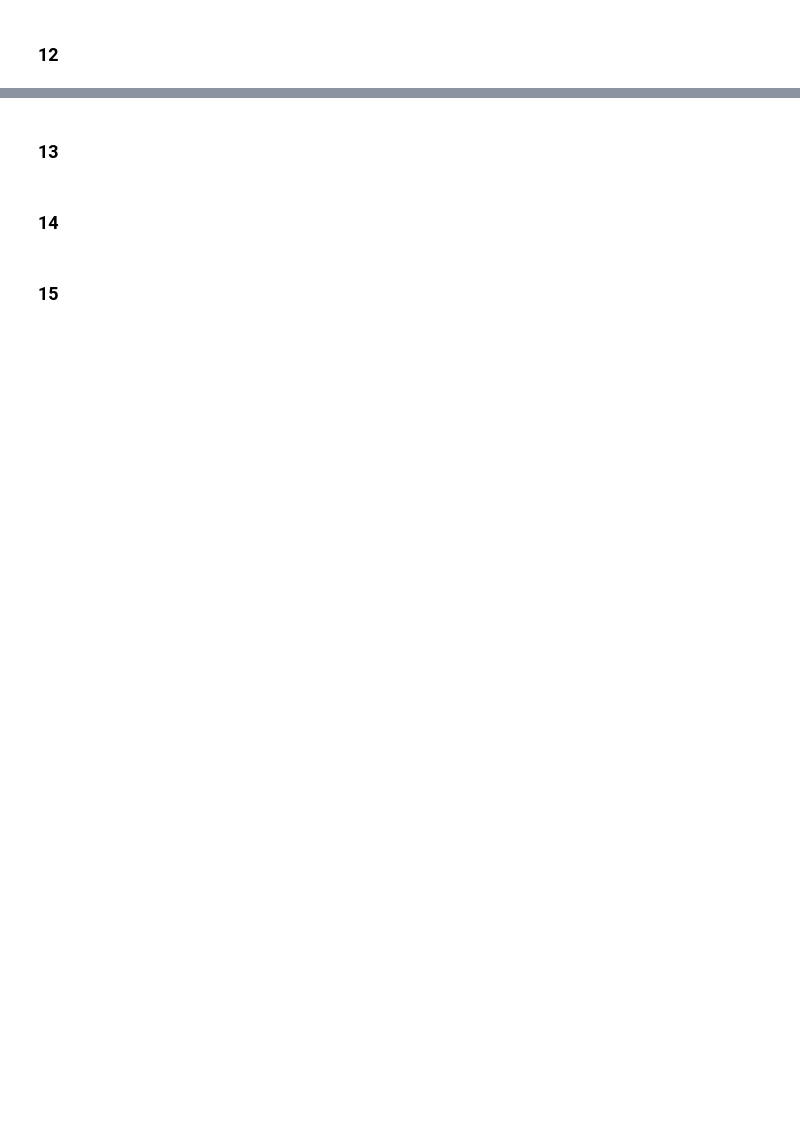
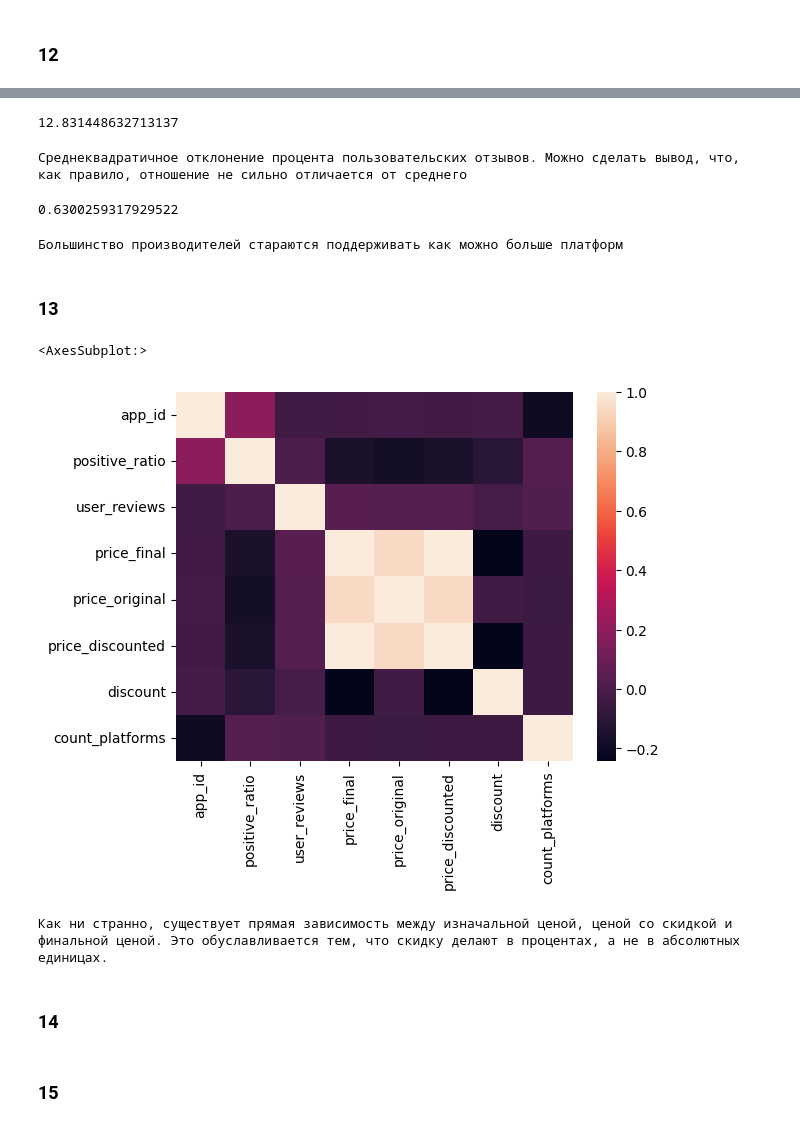
Before and after one commit to AKSUMRUS/DataAnalizeCSHSE2023, a Jupyter notebook: Games.ipynb, the cells around one changed output, grey strips where cells are left out. Cells and saved outputs as stored; diff of their text form; code cells hidden in the pictures; blank space fills up the shorter version.

```diff
--- a/Games.ipynb
+++ b/Games.ipynb
@@ -401,5 +534,32 @@ display(df.describe())
+# %%
+df['positive_ratio'].std()
+# %% [output]
+12.831448632713137
+# %%
+print("Среднеквадратичное отклонение процента пользовательских отзывов. Можно сделать вывод, что, как правило, отношение не сильно отличается от среднего")
+# %% [output]
+Среднеквадратичное отклонение процента пользовательских отзывов. Можно сделать вывод, что, как правило, отношение не сильно отличается от среднего
+# %%
+df['count_platforms'].var()
+# %% [output]
+0.6300259317929522
+# %%
+print("Большинство производителей стараются поддерживать как можно больше платформ")
+# %% [output]
+Большинство производителей стараются поддерживать как можно больше платформ
 # %% [markdown]
 ### 13
+# %%
+import seaborn as sns
+
+sns.heatmap(df.select_dtypes('number').corr())
+# %% [output]
+<AxesSubplot:>
+[figure, added]
+# %%
+print("Как ни странно, существует прямая зависимость между изначальной ценой, ценой со скидкой и финальной ценой. Это обуславливается тем, что скидку делают в процентах, а не в абсолютных единицах.")
+# %% [output]
+Как ни странно, существует прямая зависимость между изначальной ценой, ценой со скидкой и финальной ценой. Это обуславливается тем, что скидку делают в процентах, а не в абсолютных единицах.
 # %% [markdown]
 ### 14
 # %% [markdown]
```
Also changed, not shown: parts of 29 cells of this notebook.
